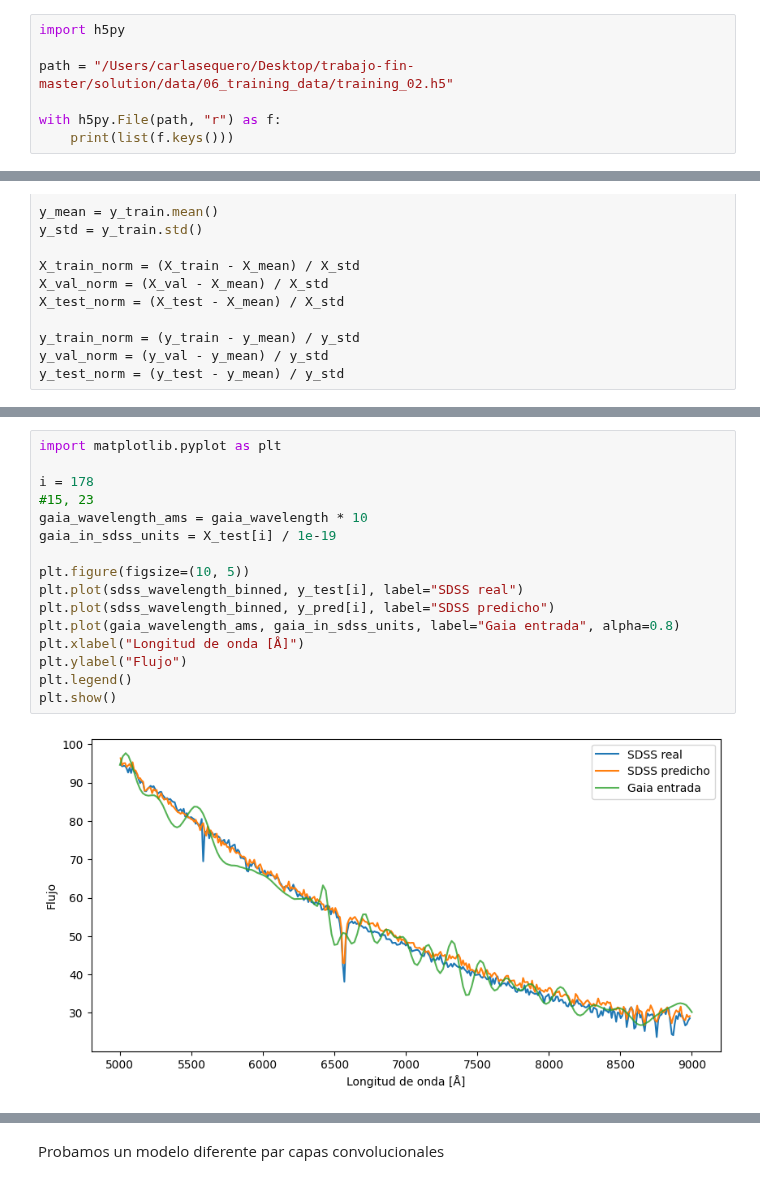
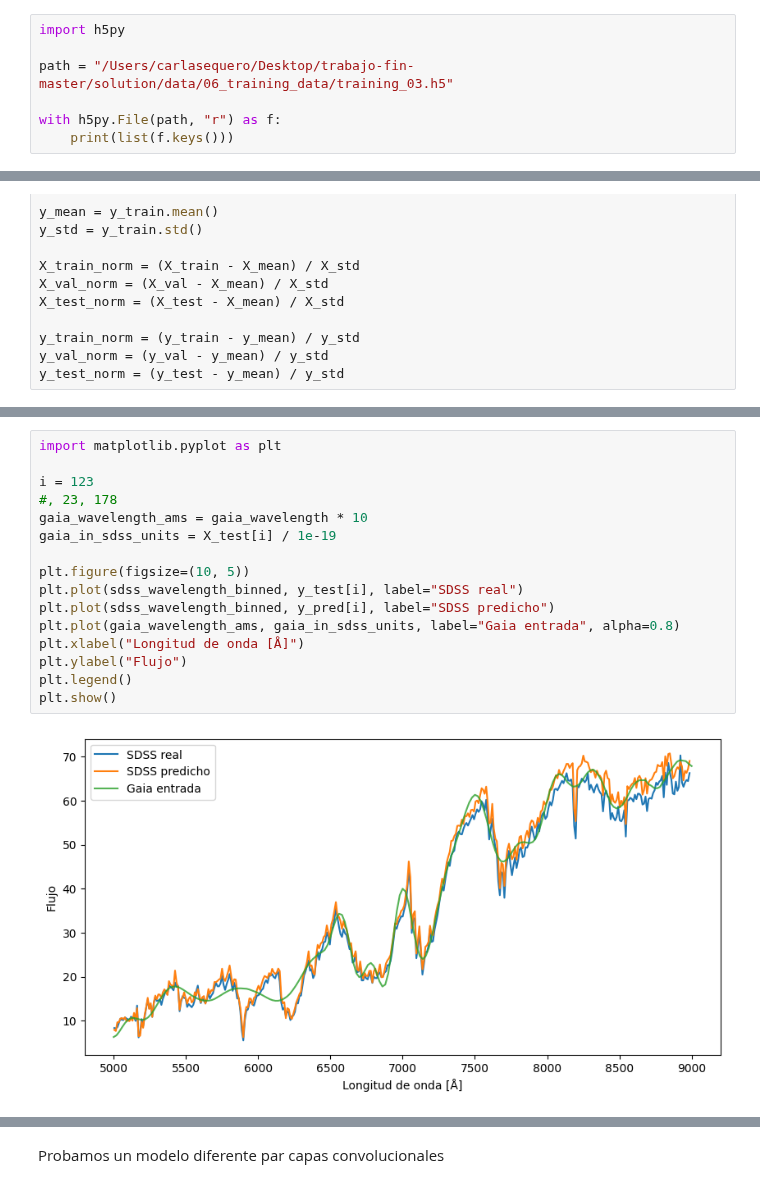
Before and after one commit to javier-cacho-master-ai/trabajo-fin-master, a Jupyter notebook: solution/model-training.ipynb, the cells around one changed output, grey strips where cells are left out. Drawn from its saved outputs; the diff is of its cells as text.

```diff
--- a/solution/model-training.ipynb
+++ b/solution/model-training.ipynb
@@ -11,7 +11,7 @@ True
 # %%
 import h5py
 
-path = "/Users/carlasequero/Desktop/trabajo-fin-master/solution/data/06_training_data/training_02.h5"
+path = "/Users/carlasequero/Desktop/trabajo-fin-master/solution/data/06_training_data/training_03.h5"
 
 with h5py.File(path, "r") as f:
     print(list(f.keys()))
@@ -297,21 +297,21 @@ y_pred = y_pred_norm * y_std + y_mean
 # %%
 import matplotlib.pyplot as plt
 
-i = 178
-#15, 23
+i = 123
+#, 23, 178
 gaia_wavelength_ams = gaia_wavelength * 10
 gaia_in_sdss_units = X_test[i] / 1e-19
 
 plt.figure(figsize=(10, 5))
 plt.plot(sdss_wavelength_binned, y_test[i], label="SDSS real")
 plt.plot(sdss_wavelength_binned, y_pred[i], label="SDSS predicho")
 plt.plot(gaia_wavelength_ams, gaia_in_sdss_units, label="Gaia entrada", alpha=0.8)
 plt.xlabel("Longitud de onda [Å]")
 plt.ylabel("Flujo")
 plt.legend()
 plt.show()
 # %% [output]
-[figure, old version]
+[figure, new version]
 # %%
 test_loss, test_mae, test_mse = model.evaluate(
     X_test_norm,
```
Also changed, not shown: parts of 14 cells of this notebook, 7 other files.
